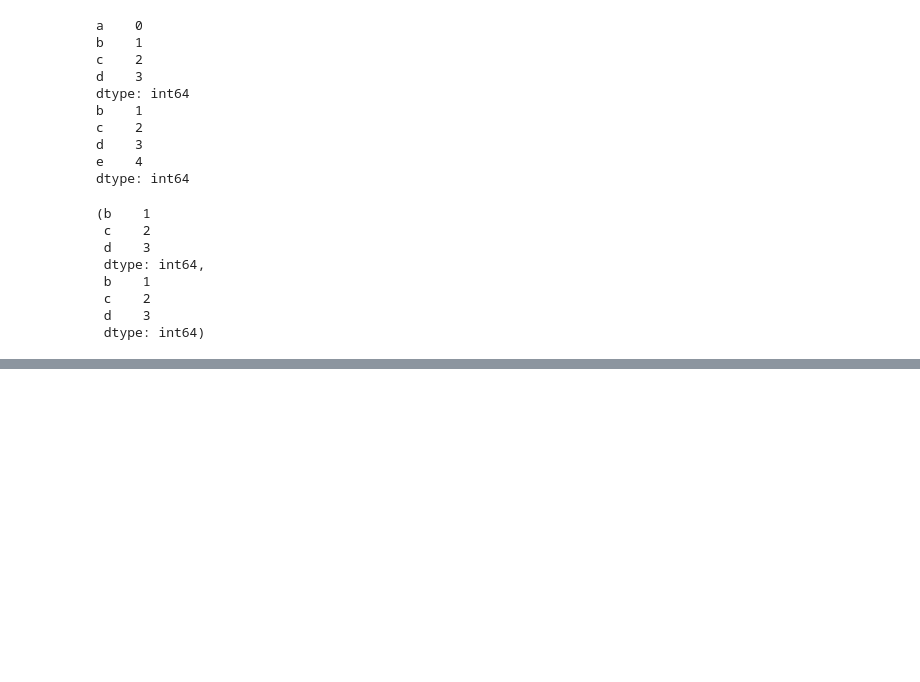
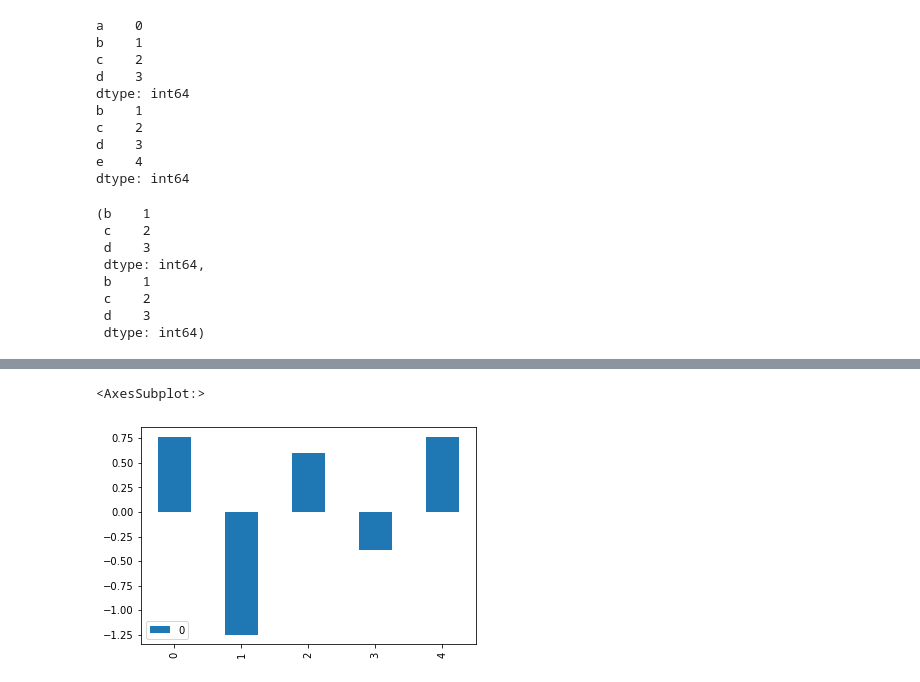
Before and after one commit to Lupercio421/udemy_python_bootcamp, a Jupyter notebook: section_46.ipynb, the cells around one changed output, grey strips where cells are left out. Drawn from its saved outputs; the diff is of its cells as text; code cells hidden in the pictures; blank space fills up the shorter version.

```diff
--- a/section_46.ipynb
+++ b/section_46.ipynb
@@ -781,0 +955,6 @@ df_6.rename(columns={'C': 'Men', 'D': 'Women', 'E': 'Pets'},
+# %%
+# Make bar chart from 5 random values
+pd.DataFrame(np.random.randn(5)).plot.bar()
+# %% [output]
+<AxesSubplot:>
+[figure, added]
```
Also changed, not shown: parts of 28 cells of this notebook.
